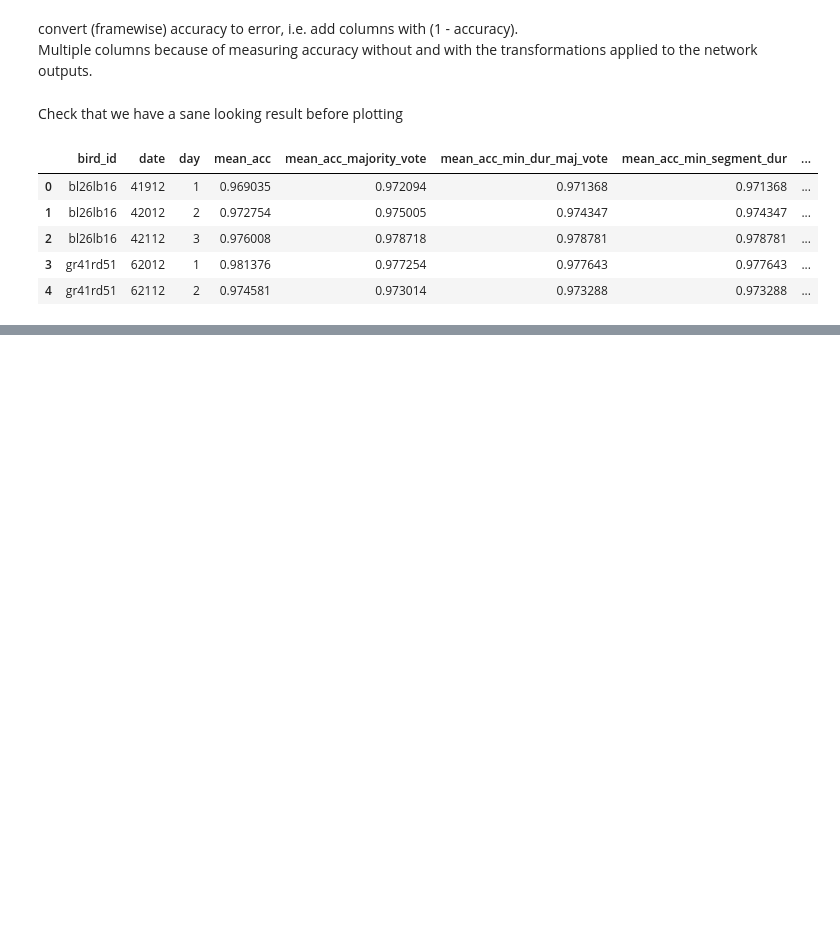
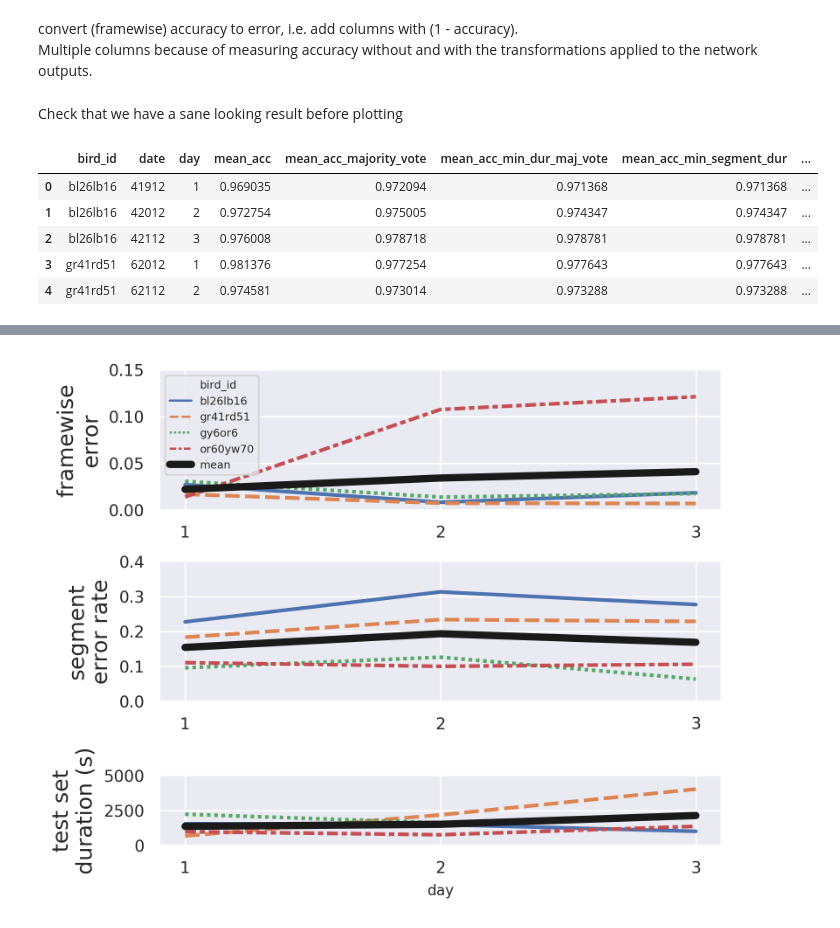
Before and after one commit to yardencsGitHub/tweetynet, a Jupyter notebook: doc/notebooks/BFRepository-results/all-birds.ipynb, the cells around one changed output, grey strips where cells are left out. Cells and saved outputs as stored; diff of their text form; code cells hidden in the pictures; blank space fills up the shorter version.

```diff
--- a/doc/notebooks/BFRepository-results/all-birds.ipynb
+++ b/doc/notebooks/BFRepository-results/all-birds.ipynb
@@ -205,0 +212,88 @@ if SAVE_FIG:
+# %%
+SAVE_FIG = False
+
+sns.set("paper")
+
+bird_ids = data['bird_id'].unique()
+n_bird_ids = len(bird_ids)
+
+# only show metrics for days up to and including MAX_DAY
+MAX_DAY = 3
+
+ERR_METRICS = [
+         'err',
+]
+
+SEG_ERR_RATE_METRICS = [
+         'segment_error_rate',
+]
+
+METRIC_LISTS = (ERR_METRICS, SEG_ERR_RATE_METRICS, ['test_set_duration'])
+
+nrows, ncols = len(METRIC_LISTS), 1
+FIGSIZE = (5.2, 4.16)
+PPI = 300
+# fig, ax = plt.subplots(n_row, n_col, figsize=FIGSIZE)
+
+fig = plt.figure(constrained_layout=True, figsize=FIGSIZE, dpi=PPI)
+widths = [1]
+heights = [1, 1, 0.5]
+spec = fig.add_gridspec(ncols=ncols, nrows=nrows, width_ratios=widths, height_ratios=heights)
+ax = []
+for row, height in enumerate(heights):
+    ax_col = []
+    for col, width in enumerate(widths):
+        ax_col.append(
+            fig.add_subplot(spec[row, col])
+        )
+    ax.append(ax_col)
+ax = np.array(ax)
+
+col = 0
+for row, metric_list in enumerate(METRIC_LISTS):
+    for metric in metric_list:
+
+        metric_data = data[data['day'] <= MAX_DAY]
+
+        if metric != 'test_set_duration':
+            y_name = f'mean_{metric}'
+        else:
+            y_name = metric
+
+        if row == 0:
+            legend = 'full'
+        else:
+            legend = False
+
+        sns.lineplot(x='day', y=y_name, data=metric_data, hue='bird_id', ax=ax[row, col], legend=legend, linewidth=2, style='bird_id')
+        sns.lineplot(x='day', y=y_name, data=metric_data, ci=None, color='k', linewidth=4, ax=ax[row, col], label='mean', legend=False)
+        ax[row, col].set_ylabel('')
+        ax[row, col].xaxis.set_major_locator(MaxNLocator(integer=True))
+
+        if row == 0 or row == 1:
+            ax[row, col].set_xlabel('')
+        elif row == 2:
+            ax[row, col].set_xlabel('day', fontsize=8)
+
+for ax_ in ax[0]:
+    ax_.set_ylim([0., 0.15])
+for ax_ in ax[1]:
+    ax_.set_ylim([0., 0.4])
+for ax_ in ax[2]:
+    ax_.set_ylim([0., 5000])
+
+ax[0, 0].set_ylabel('framewise\nerror', fontsize=12)
+ax[1, 0].set_ylabel('segment\nerror rate', fontsize=12)
+ax[2, 0].set_ylabel('test set\nduration (s)', fontsize=12)
+
+ax[0, 0].legend(loc='upper left', fontsize=6)
+
+if SAVE_FIG:
+    plt.savefig(
+        REPO_ROOT.joinpath('doc/article/figures/fig5/fig5-error-across-days.png')
+    )
+    plt.savefig(
+        REPO_ROOT.joinpath('doc/article/figures/fig5/fig5-error-across-days.svg')
+    )
+# %% [output]
+[figure, added]
```
Also changed, not shown: parts of 6 cells of this notebook, 5 other files.
